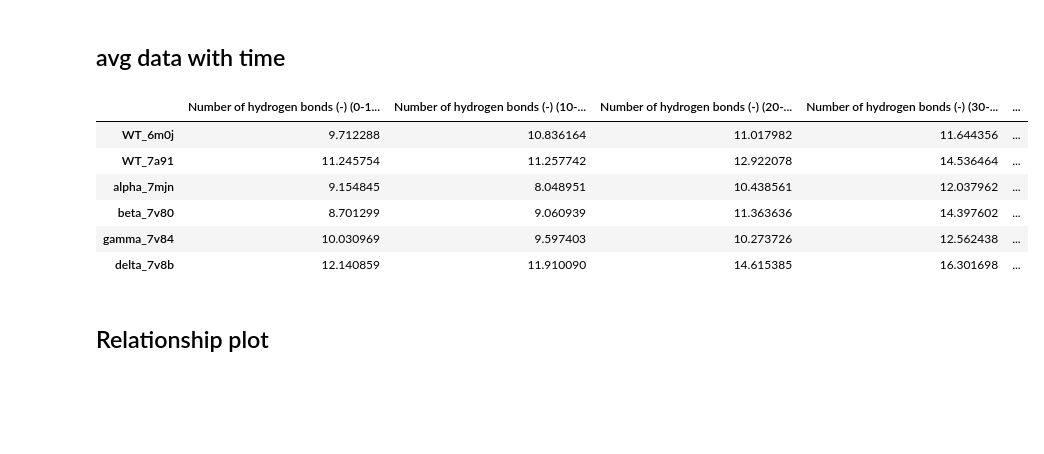
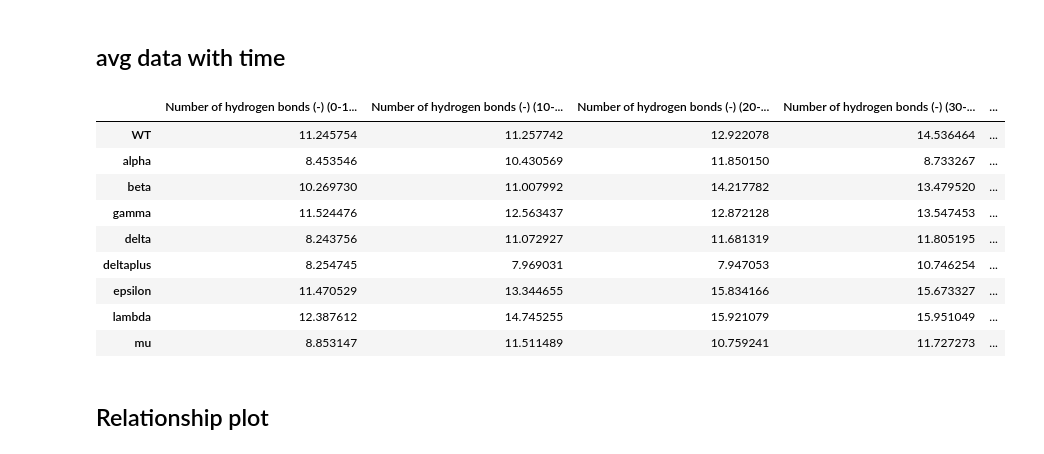
Before and after one commit to yuyuan871111/COVID19_Proj_toGitHub, a Jupyter notebook: Analysis/Gromacs_data_wTIME.ipynb, the cells around one changed output. Saved outputs shown, nothing was run; the diff lists cells and outputs as text; code cells hidden in the pictures; blank space fills up the shorter version.

```diff
--- a/Analysis/Gromacs_data_wTIME.ipynb
+++ b/Analysis/Gromacs_data_wTIME.ipynb
@@ -494,16 +494,19 @@ No handles with labels found to put in legend.
 # %%
 # dfs[0] -> 7a91
 # dfs[1] -> 6m0j
 # dfs[2] -> ground truth
-hbnum.dfs[2]
+hbnum.dfs[0]
 # %% [output]
 |  | Number of hydrogen bonds (-) (0-1... | Number of hydrogen bonds (-) (10-... | Number of hydrogen bonds (-) (20-... | Number of hydrogen bonds (-) (30-... | ... |
-| WT_6m0j | 9.712288 | 10.836164 | 11.017982 | 11.644356 | ... |
-| WT_7a91 | 11.245754 | 11.257742 | 12.922078 | 14.536464 | ... |
-| alpha_7mjn | 9.154845 | 8.048951 | 10.438561 | 12.037962 | ... |
-| beta_7v80 | 8.701299 | 9.060939 | 11.363636 | 14.397602 | ... |
-| gamma_7v84 | 10.030969 | 9.597403 | 10.273726 | 12.562438 | ... |
-| delta_7v8b | 12.140859 | 11.910090 | 14.615385 | 16.301698 | ... |
+| WT | 11.245754 | 11.257742 | 12.922078 | 14.536464 | ... |
+| alpha | 8.453546 | 10.430569 | 11.850150 | 8.733267 | ... |
+| beta | 10.269730 | 11.007992 | 14.217782 | 13.479520 | ... |
+| gamma | 11.524476 | 12.563437 | 12.872128 | 13.547453 | ... |
+| delta | 8.243756 | 11.072927 | 11.681319 | 11.805195 | ... |
+| deltaplus | 8.254745 | 7.969031 | 7.947053 | 10.746254 | ... |
+| epsilon | 11.470529 | 13.344655 | 15.834166 | 15.673327 | ... |
+| lambda | 12.387612 | 14.745255 | 15.921079 | 15.951049 | ... |
+| mu | 8.853147 | 11.511489 | 10.759241 | 11.727273 | ... |
 # %% [markdown]
 ## Relationship plot
 # %%
```
Also changed, not shown: 3 other files.
